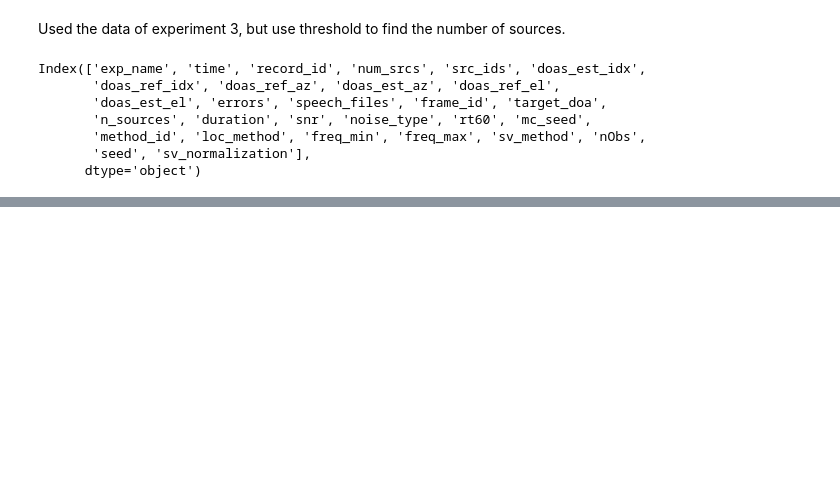
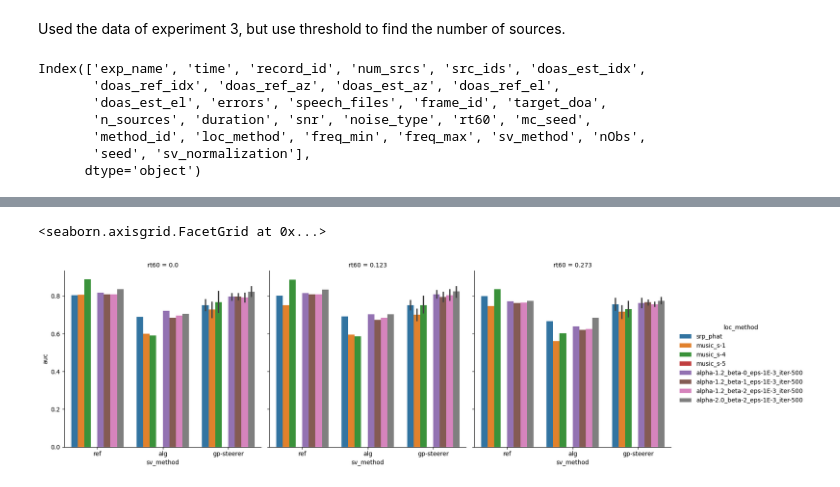
Before and after one commit to Chutlhu/shamans, a Jupyter notebook: analysize_results_exp4.ipynb, the cells around one changed output, grey strips where cells are left out. Drawn from its saved outputs; the diff is of its cells as text; code cells hidden in the pictures; blank space fills up the shorter version.

```diff
--- a/analysize_results_exp4.ipynb
+++ b/analysize_results_exp4.ipynb
@@ -15,6 +15,10 @@ import sklearn.metrics as sk_metrics
 from pathlib import Path
 
 import shamans.utils.eval_utils as eval
+# %%
+metrics_angular_threshold = 10
+n_sources = 7
+thresholds_ang_spec = [0., 0.05, 0.1, 0.2, 0.5, 0.6, 0.8, 0.9, 1.0]
 # %% [markdown]
 Used the data of experiment 3, but use threshold to find the number of sources.
 # %%
@@ -63,8 +67,18 @@ exp_df.loc[exp_df['sv_model'] == 'ref', 'seed'] = 666
 exp_df.loc[exp_df['sv_model'] == 'alg', 'seed'] = 666
 
 exp_df = exp_df[
-    (exp_df['n_sources'] == 3)
-    & (exp_df['loc_method'].isin(['srp_phat', 'music_s-4', 'alpha-1.2_beta-1_eps-1E-3_iter-500']))
+    (exp_df['n_sources'] == n_sources)
+    & (exp_df['loc_method'].isin([
+        'srp_phat',
+        'music_s-1',
+        'music_s-4',
+        # # 'music_s-5',
+        # # 'music_s-6',
+        'alpha-2.0_beta-2_eps-1E-3_iter-500',
+        'alpha-1.2_beta-2_eps-1E-3_iter-500',
+        'alpha-1.2_beta-1_eps-1E-3_iter-500',
+        'alpha-1.2_beta-0_eps-1E-3_iter-500',
+        ]))
     # & (exp_df['sv_method'].isin(['ref', 'alg']))
     & (exp_df['seed'] == 666)
     & (exp_df['duration'] == 1)
@@ -448,0 +436,12 @@ AUC for alpha-1.2_beta-1_eps-1E-3_iter-500_freqs-[200, 4000]_gp-steerer_nObs-128
+# %%
+hue_order = [
+    'srp_phat', 'music_s-1', 'music_s-4', 'music_s-5',
+    'alpha-1.2_beta-0_eps-1E-3_iter-500',
+    'alpha-1.2_beta-1_eps-1E-3_iter-500',
+    'alpha-1.2_beta-2_eps-1E-3_iter-500',
+    'alpha-2.0_beta-2_eps-1E-3_iter-500',
+]
+sns.catplot(data=auc_df, hue='loc_method', y='auc', x='sv_method', col='rt60', kind='bar', sharey=True, hue_order=hue_order)
+# %% [output]
+<seaborn.axisgrid.FacetGrid at 0x...>
+[figure, added]
```
Also changed, not shown: parts of 12 cells of this notebook, 8 other files.
